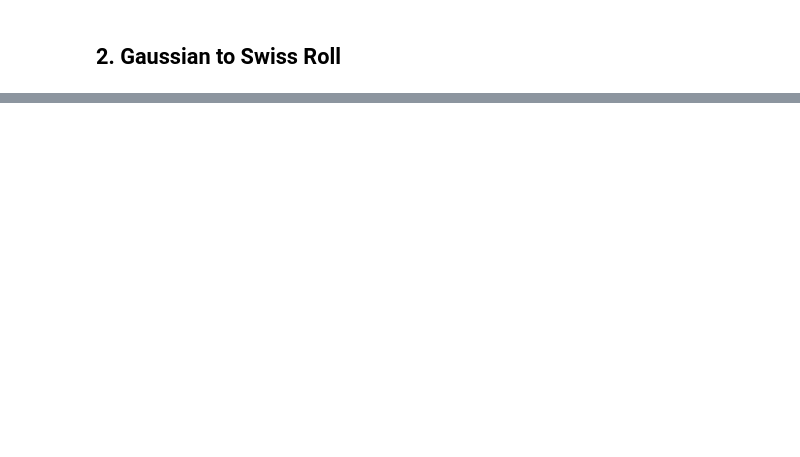
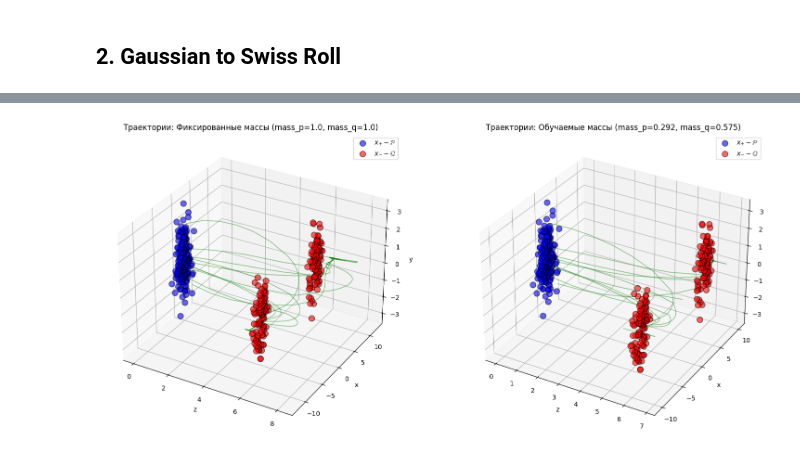
Before and after one commit to WindowsKonon1337/FieldMatching, a Jupyter notebook: notebooks/EFMToy.ipynb, the cells around one changed output, grey strips where cells are left out. Cells and saved outputs as stored; diff of their text form; code cells hidden in the pictures; blank space fills up the shorter version.

```diff
--- a/notebooks/EFMToy.ipynb
+++ b/notebooks/EFMToy.ipynb
@@ -205,0 +509,85 @@ fig = efm.plotTrajectories(traj=traj,
+# %%
+# Визуализация траекторий для обеих моделей
+print("Генерация траекторий для визуализации...")
+
+# Траектории для модели с фиксированными массами
+learned_ode_fixed = LearnDippoleEFMODESolver(net_fixed, config)
+init_viz = p_dist.sample(50).to(config.device)
+init_viz[:, 0] = config.training.epsilon
+
+p_samples_viz = p_dist.sample(200).to(config.device)
+q_samples_viz = q_dist.sample(200).to(config.device)
+
+try:
+    p_samples_ode = torch.cat([config.p.x_loc*torch.ones(len(p_samples_viz))[:,None].to(config.device),
+                               p_samples_viz[:,1:]], dim=1)
+    q_samples_ode = torch.cat([config.q.x_loc*torch.ones(len(q_samples_viz))[:,None].to(config.device),
+                              q_samples_viz[:,1:]], dim=1)
+
+    _, traj_fixed = learned_ode_fixed(init_viz.clone(), p_samples_ode, q_samples_ode)
+    traj_fixed = torch.stack(traj_fixed, dim=0)
+except Exception as e:
+    print(f"Ошибка при генерации траекторий (фиксированные): {e}")
+    # Fallback: используем ground truth ODE solver
+    ode_solver = DippoleGroundTrurthEFMODESolver(config)
+    _, traj_fixed = ode_solver(efm_fixed, init_viz.clone(), p_samples_ode, q_samples_ode)
+    traj_fixed = torch.stack(traj_fixed, dim=0)
+
+# Траектории для модели с обучаемыми массами
+try:
+    learned_ode_learnable = LearnDippoleEFMODESolver(net_learnable, config)
+    _, traj_learnable = learned_ode_learnable(init_viz.clone(), p_samples_ode, q_samples_ode)
+    traj_learnable = torch.stack(traj_learnable, dim=0)
+except Exception as e:
+    print(f"Ошибка при генерации траекторий (обучаемые): {e}")
+    ode_solver = DippoleGroundTrurthEFMODESolver(config)
+    _, traj_learnable = ode_solver(efm_learnable, init_viz.clone(), p_samples_ode, q_samples_ode)
+    traj_learnable = torch.stack(traj_learnable, dim=0)
+
+# Визуализация
+fig, axes = plt.subplots(1, 2, figsize=(16, 7), subplot_kw={'projection': '3d'})
+
+# Модель с фиксированными массами
+ax1 = axes[0]
+ax1.scatter(p_samples_viz[:,0].detach().cpu(), p_samples_viz[:,1].detach().cpu(), p_samples_viz[:,2].detach().cpu(),
+           color='blue', edgecolor='black', s=80, label=r'$x_{+} \sim \mathbb{P}$', alpha=0.6)
+ax1.scatter(q_samples_viz[:,0].detach().cpu(), q_samples_viz[:,1].detach().cpu(), q_samples_viz[:,2].detach().cpu(),
+           color='red', edgecolor='black', s=80, label=r'$x_{-} \sim \mathbb{Q}$', alpha=0.6)
+
+# Показываем несколько траекторий
+for i in range(min(10, len(init_viz))):
+    if len(traj_fixed.shape) == 3:
+        ax1.plot(traj_fixed[:, i, 0].detach().cpu(),
+                traj_fixed[:, i, 1].detach().cpu(),
+                traj_fixed[:, i, 2].detach().cpu(),
+                color='green', alpha=0.5, linewidth=1)
+
+ax1.set_title('Траектории: Фиксированные массы (mass_p=1.0, mass_q=1.0)')
+ax1.legend()
+ax1.set_xlabel('z')
+ax1.set_ylabel('x')
+ax1.set_zlabel('y')
+
+# Модель с обучаемыми массами
+ax2 = axes[1]
+ax2.scatter(p_samples_viz[:,0].detach().cpu(), p_samples_viz[:,1].detach().cpu(), p_samples_viz[:,2].detach().cpu(),
+           color='blue', edgecolor='black', s=80, label=r'$x_{+} \sim \mathbb{P}$', alpha=0.6)
+ax2.scatter(q_samples_viz[:,0].detach().cpu(), q_samples_viz[:,1].detach().cpu(), q_samples_viz[:,2].detach().cpu(),
+           color='red', edgecolor='black', s=80, label=r'$x_{-} \sim \mathbb{Q}$', alpha=0.6)
+
+for i in range(min(10, len(init_viz))):
+    if len(traj_learnable.shape) == 3:
+        ax2.plot(traj_learnable[:, i, 0].detach().cpu(),
+                traj_learnable[:, i, 1].detach().cpu(),
+                traj_learnable[:, i, 2].detach().cpu(),
+                color='green', alpha=0.5, linewidth=1)
+
+ax2.set_title(f'Траектории: Обучаемые массы (mass_p={final_mass_p:.3f}, mass_q={final_mass_q:.3f})')
+ax2.legend()
+ax2.set_xlabel('z')
+ax2.set_ylabel('x')
+ax2.set_zlabel('y')
+
+plt.tight_layout()
+plt.show()
+# %% [output]
@@ -205,0 +595 @@ fig = efm.plotTrajectories(traj=traj,
+[figure, added]
```
Also changed, not shown: parts of 21 cells of this notebook, 3 other files.
